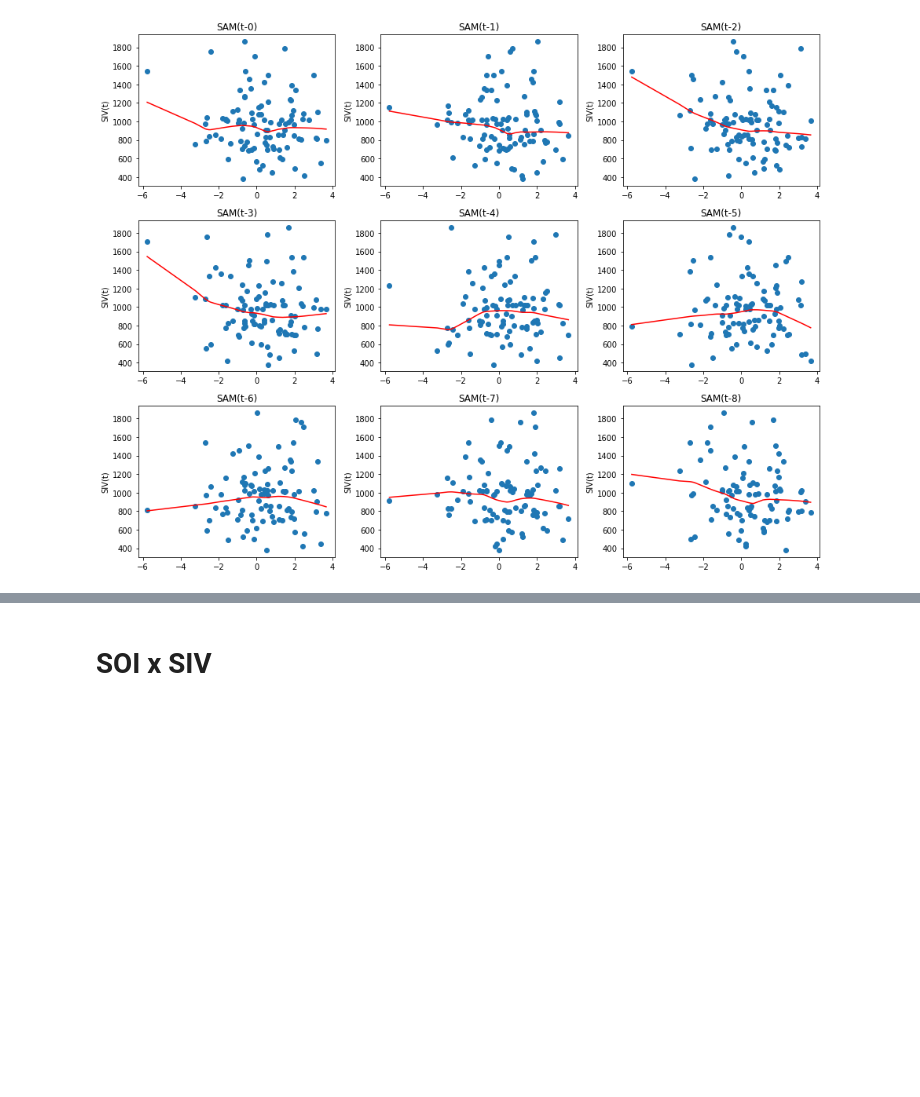
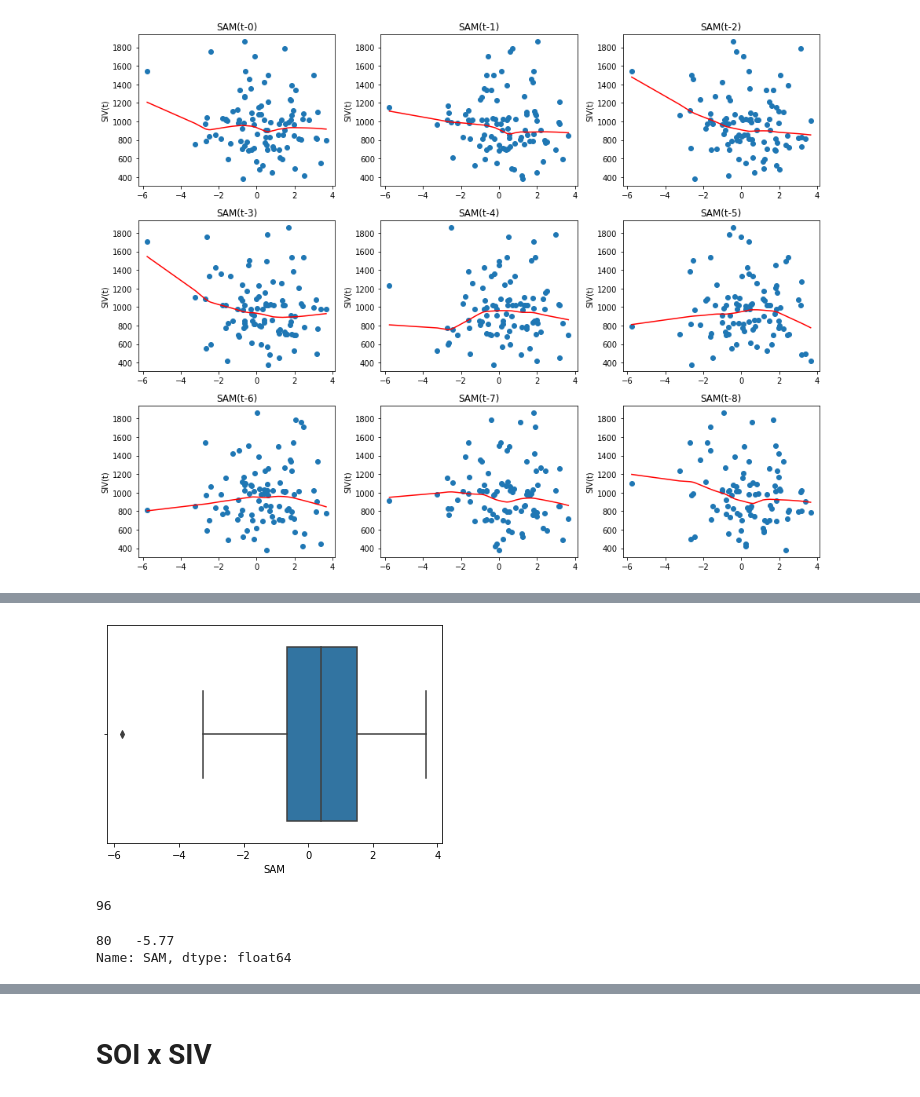
Before and after one commit to fridalejandra/Master-Thesis, a Jupyter notebook: CCF/ABS_CCFplots.ipynb, the cells around one changed output, grey strips where cells are left out. Drawn from its saved outputs; the diff is of its cells as text; code cells hidden in the pictures; blank space fills up the shorter version.

```diff
--- a/CCF/ABS_CCFplots.ipynb
+++ b/CCF/ABS_CCFplots.ipynb
@@ -135,0 +227,5 @@ plt.savefig("/Users/fridaperez/Developer/repos/local_repo/pub_plots/ABS_ccf_SAM.
+# %%
+sns.boxplot(x=df_new['SAM'])
+plt.show()
+# %% [output]
+[figure, added]
@@ -135,0 +242,9 @@ plt.savefig("/Users/fridaperez/Developer/repos/local_repo/pub_plots/ABS_ccf_SAM.
+# %%
+len(df_new['SAM']) - (len(df_new['SAM'][outliers_15_lowP]) + len(df_new['SAM'][outliers_15_upP]))
+# %% [output]
+96
+# %%
+df_new['SAM'][(outliers_15_lowP | outliers_15_upP)]
+# %% [output]
+80   -5.77
+Name: SAM, dtype: float64
```
Also changed, not shown: parts of 32 cells of this notebook, 6 other files.
